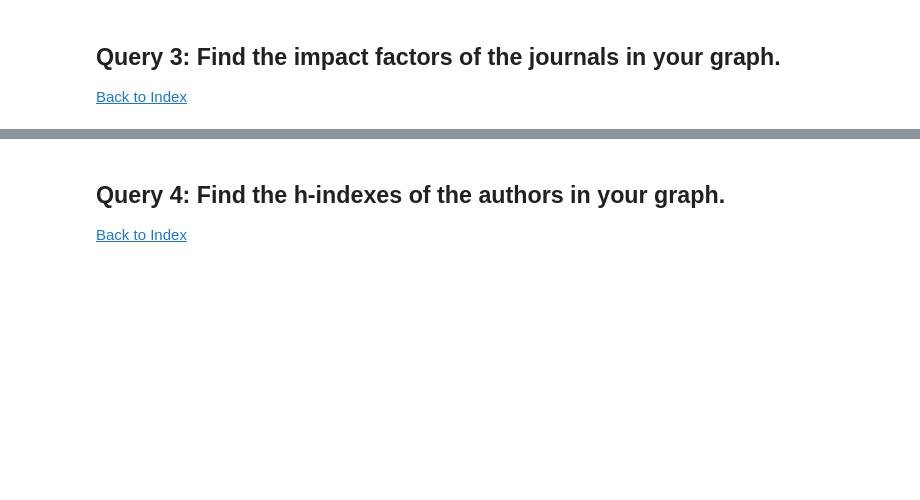
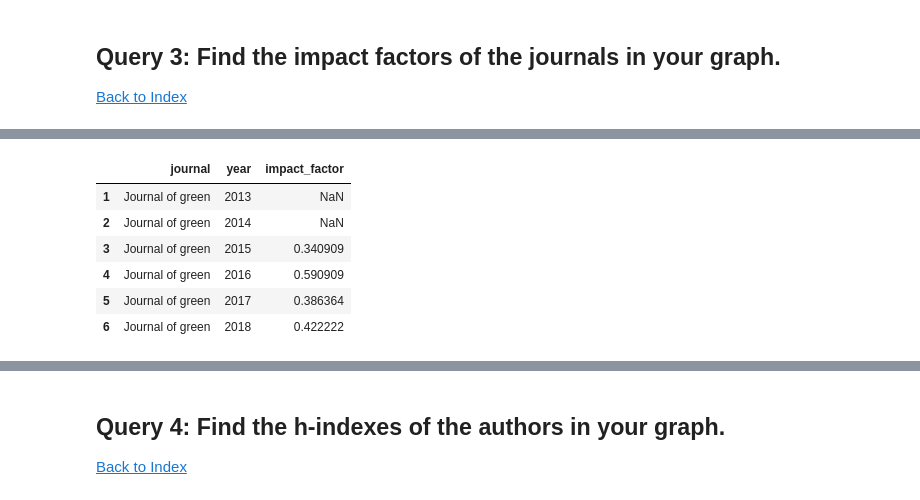
Before and after one commit to guill-mr/Neo4j_practice_set, a Jupyter notebook: Neo4j_practice_HW2.ipynb, the cells around one changed output, grey strips where cells are left out. Drawn from its saved outputs; the diff is of its cells as text; code cells hidden in the pictures; blank space fills up the shorter version.

```diff
--- a/Neo4j_practice_HW2.ipynb
+++ b/Neo4j_practice_HW2.ipynb
@@ -704,0 +844,81 @@ for community in conference_communities:
+# %%
+def query_journal_impact_factors(tx):
+    query = """
+    // Step 1: Identify all unique journals and years with corresponding volumes
+    MATCH (y:Year)<-[:VOL_FROM_YEAR]-(v:Volume)-[:FROM_JOURNAL]->(j:Journal)
+    WITH DISTINCT j, y.year AS year
+    ORDER BY j.journal_name, year
+
+    // Step 2: For each journal and year, attempt to calculate the impact factor
+    CALL {
+        WITH j, year
+
+        // Step 2.1: Calculate publications in the previous year
+        OPTIONAL MATCH (p1:Paper)-[:PUBLISHED_IN_VOLUME]->(v1:Volume)-[:FROM_JOURNAL]->(j)
+        WHERE (v1)-[:VOL_FROM_YEAR]->(:Year {year: toString(toInteger(year) - 1)})
+        WITH j, year, COUNT(p1) AS prev_year_publications
+
+        // Step 2.2: Calculate publications in the year before the previous year
+        OPTIONAL MATCH (p2:Paper)-[:PUBLISHED_IN_VOLUME]->(v2:Volume)-[:FROM_JOURNAL]->(j)
+        WHERE (v2)-[:VOL_FROM_YEAR]->(:Year {year: toString(toInteger(year) - 2)})
+        WITH j, year, prev_year_publications, COUNT(p2) AS prev_prev_year_publications
+
+        // Step 2.3: Calculate citations in the current year for papers published in the previous two years
+        OPTIONAL MATCH (p:Paper)-[:PUBLISHED_IN_VOLUME]->(v:Volume)-[:FROM_JOURNAL]->(j)
+        WHERE (v)-[:VOL_FROM_YEAR]->(:Year {year: toString(toInteger(year) - 1)}) OR (v)-[:VOL_FROM_YEAR]->(:Year {year: toString(toInteger(year) - 2)})
+        WITH j, year, prev_year_publications, prev_prev_year_publications, p
+        OPTIONAL MATCH (citing_paper:Paper)-[:CITES]->(p)
+        WHERE (citing_paper)-[:PUBLISHED_IN_VOLUME]->(:Volume)-[:VOL_FROM_YEAR]->(:Year {year: year})
+        WITH j, year, prev_year_publications, prev_prev_year_publications, COUNT(citing_paper) AS citations_current_year
+
+        // Step 2.4: Calculate impact factor if there are publications in both previous years
+        RETURN year AS impact_year, j.journal_name AS journal,
+            CASE WHEN citations_current_year = 0 THEN null ELSE citations_current_year END AS citations_current_year,
+            CASE WHEN prev_year_publications = 0 THEN null ELSE prev_year_publications END AS prev_year_publications,
+            CASE WHEN prev_prev_year_publications = 0 THEN null ELSE prev_prev_year_publications END AS prev_prev_year_publications,
+            CASE
+                WHEN prev_year_publications > 0 AND prev_prev_year_publications > 0
+                THEN (citations_current_year * 1.0) / (prev_year_publications + prev_prev_year_publications)
+                ELSE null
+            END AS impact_factor
+    }
+
+    // Step 3: Collect results for all journals and years
+    RETURN journal, impact_year AS year, prev_year_publications, prev_prev_year_publications, citations_current_year, impact_factor
+    ORDER BY journal, year
+    """
+    result = tx.run(query)
+    return [{"journal": record["journal"], "year": record["year"], "prev_year_publications": record["prev_year_publications"],
+                "prev_prev_year_publications": record["prev_prev_year_publications"], "citations_current_year": record["citations_current_year"], "impact_factor": record["impact_factor"]} for record in result]
+
+
+with driver.session() as session:
+    journal_impact_factors = session.execute_read(query_journal_impact_factors)
+
+df_Q3 = pd.DataFrame(journal_impact_factors)
+# display(df_Q3)
+
+unique_journals = df_Q3['journal'].unique()
+
+"""
+NOTE: not all volumes will have an impact factor due to the fact that for the first two years we cannot compute it
+due to not having any data for the previous two years. We can only compute the impact factor for the third year and posterior.
+"""
+
+for journal in unique_journals:
+    df_temp = df_Q3[df_Q3['journal'] ==  journal]
+    df_temp.reset_index(drop = True, inplace = True)
+    df_temp.index = df_temp.index + 1
+    display(df_temp[['journal', 'year', 'impact_factor']])
+
+# in print format
+#for record in journal_impact_factors:
+#    print(f"Journal: {record['journal']}, Year: {record['year']}, Prev Year Publications: {record['prev_year_publications']}, Prev Prev Year Publications: {record['prev_prev_year_publications']}, Citations: {record['citations_current_year']}, Impact Factor: {record['impact_factor']}")
+# %% [output]
+|  | journal | year | impact_factor |
+| 1 | Journal of green | 2013 | NaN |
+| 2 | Journal of green | 2014 | NaN |
+| 3 | Journal of green | 2015 | 0.340909 |
+| 4 | Journal of green | 2016 | 0.590909 |
+| 5 | Journal of green | 2017 | 0.386364 |
+| 6 | Journal of green | 2018 | 0.422222 |
```
Also changed, not shown: parts of 15 cells of this notebook, 2 other files.
